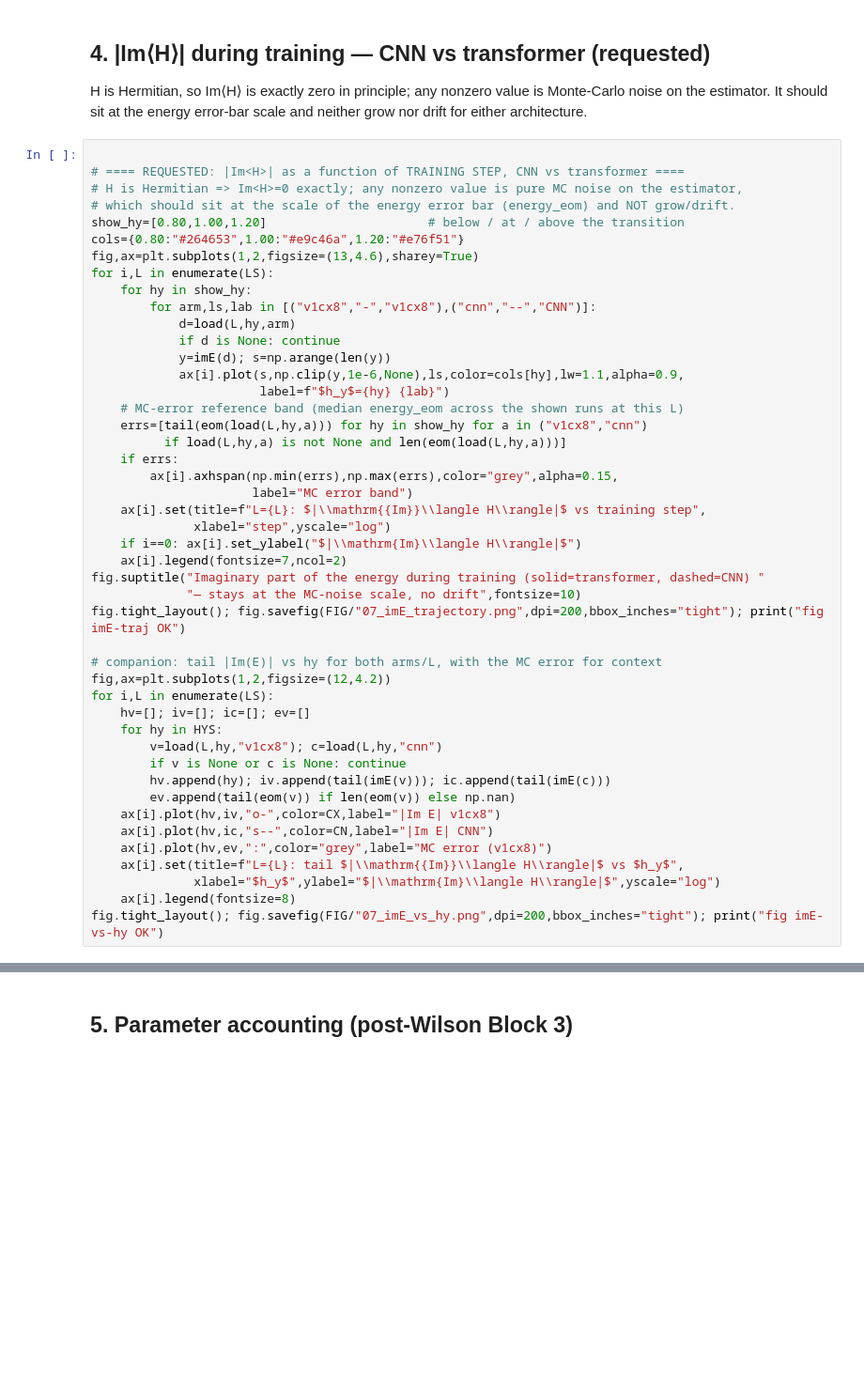
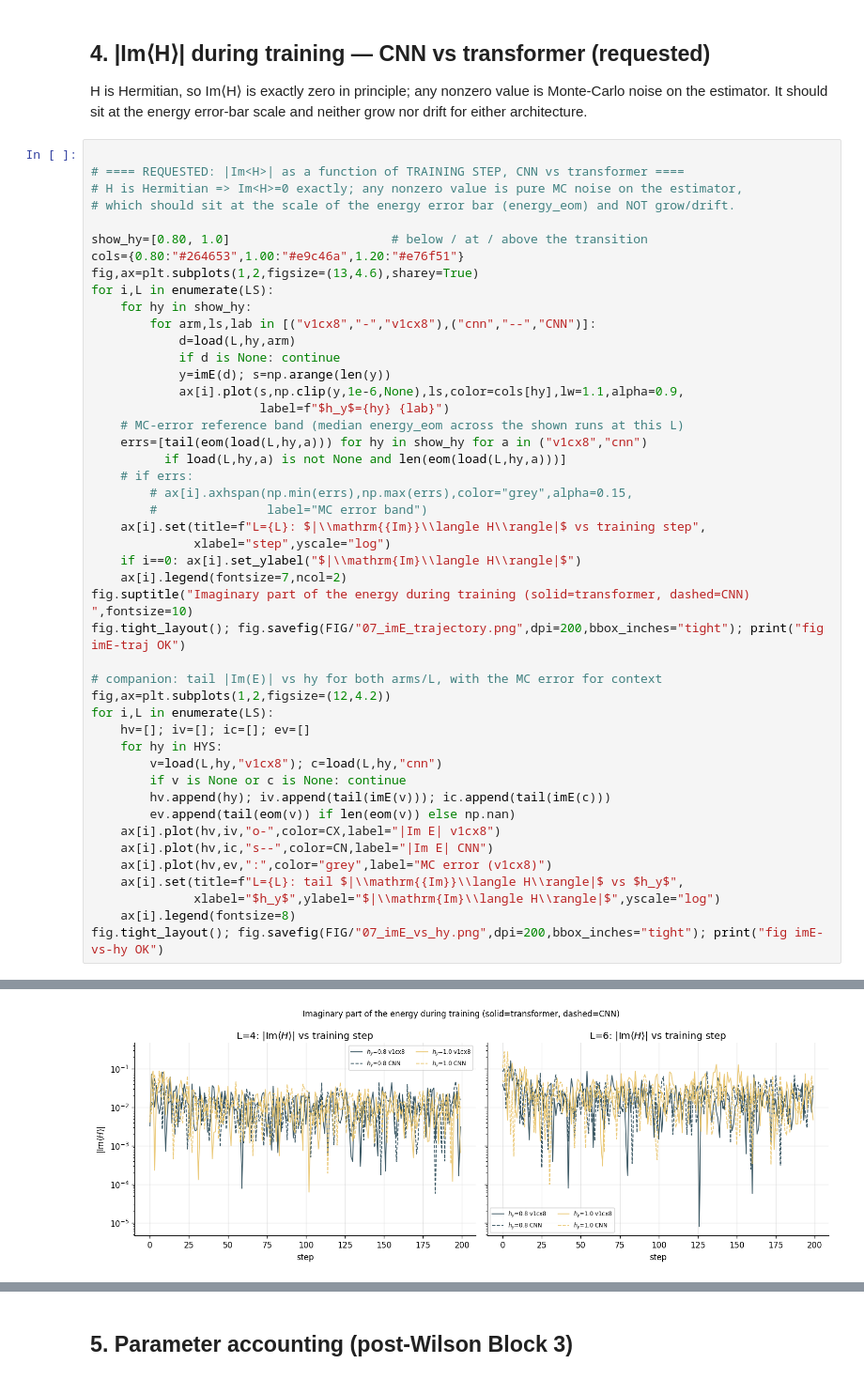
Before and after one commit to SanzharBissenali/2D-TC, a Jupyter notebook: analysis/07_signfull_v1cx8_vs_cnn.ipynb, the cells around one changed output, grey strips where cells are left out. Shown at 94% size. Cells and saved outputs as stored; diff of their text form; blank space fills up the shorter version.

```diff
--- a/analysis/07_signfull_v1cx8_vs_cnn.ipynb
+++ b/analysis/07_signfull_v1cx8_vs_cnn.ipynb
@@ -105,7 +116,8 @@ H is Hermitian, so Im⟨H⟩ is exactly zero in principle; any nonzero value is
 # ==== REQUESTED: |Im<H>| as a function of TRAINING STEP, CNN vs transformer ====
 # H is Hermitian => Im<H>=0 exactly; any nonzero value is pure MC noise on the estimator,
 # which should sit at the scale of the energy error bar (energy_eom) and NOT grow/drift.
-show_hy=[0.80,1.00,1.20]                      # below / at / above the transition
+
+show_hy=[0.80, 1.0]                      # below / at / above the transition
 cols={0.80:"#264653",1.00:"#e9c46a",1.20:"#e76f51"}
 fig,ax=plt.subplots(1,2,figsize=(13,4.6),sharey=True)
 for i,L in enumerate(LS):
@@ -119,15 +131,14 @@ for i,L in enumerate(LS):
     # MC-error reference band (median energy_eom across the shown runs at this L)
     errs=[tail(eom(load(L,hy,a))) for hy in show_hy for a in ("v1cx8","cnn")
           if load(L,hy,a) is not None and len(eom(load(L,hy,a)))]
-    if errs:
-        ax[i].axhspan(np.min(errs),np.max(errs),color="grey",alpha=0.15,
-                      label="MC error band")
+    # if errs:
+        # ax[i].axhspan(np.min(errs),np.max(errs),color="grey",alpha=0.15,
+        #               label="MC error band")
     ax[i].set(title=f"L={L}: $|\\mathrm{{Im}}\\langle H\\rangle|$ vs training step",
               xlabel="step",yscale="log")
     if i==0: ax[i].set_ylabel("$|\\mathrm{Im}\\langle H\\rangle|$")
     ax[i].legend(fontsize=7,ncol=2)
-fig.suptitle("Imaginary part of the energy during training (solid=transformer, dashed=CNN) "
-             "— stays at the MC-noise scale, no drift",fontsize=10)
+fig.suptitle("Imaginary part of the energy during training (solid=transformer, dashed=CNN) ",fontsize=10)
 fig.tight_layout(); fig.savefig(FIG/"07_imE_trajectory.png",dpi=200,bbox_inches="tight"); print("fig imE-traj OK")
 
 # companion: tail |Im(E)| vs hy for both arms/L, with the MC error for context
@@ -146,3 +157,4 @@ for i,L in enumerate(LS):
               xlabel="$h_y$",ylabel="$|\\mathrm{Im}\\langle H\\rangle|$",yscale="log")
     ax[i].legend(fontsize=8)
 fig.tight_layout(); fig.savefig(FIG/"07_imE_vs_hy.png",dpi=200,bbox_inches="tight"); print("fig imE-vs-hy OK")
+# %% [output]
@@ -148,0 +163 @@ fig.tight_layout(); fig.savefig(FIG/"07_imE_vs_hy.png",dpi=200,bbox_inches="tigh
+[figure, added]
```
Also changed, not shown: parts of 6 cells of this notebook, 10 other files.
